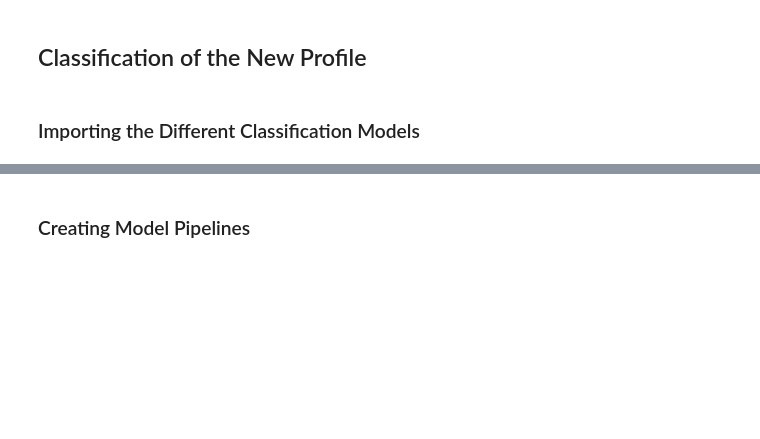
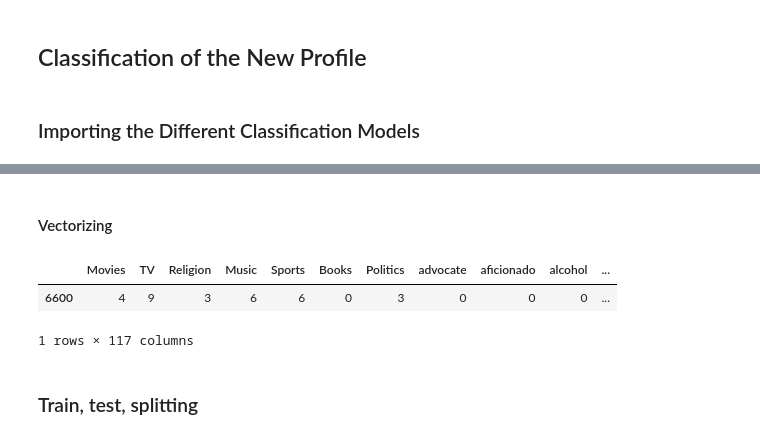
Before and after one commit to marcosan93/AI-Matchmaker, a Jupyter notebook: Adding-New-Dating-Profile.ipynb, the cells around one changed output, grey strips where cells are left out. Drawn from its saved outputs; the diff is of its cells as text; code cells hidden in the pictures; blank space fills up the shorter version.

```diff
--- a/Adding-New-Dating-Profile.ipynb
+++ b/Adding-New-Dating-Profile.ipynb
@@ -349,0 +341,20 @@ from xgboost import XGBClassifier
+# %%
+# Assigning the split variables
+X = cluster_df.drop(["Cluster #"], 1)
+y = cluster_df['Cluster #']
+
+## Vectorizing
+# Instantiating the Vectorizer
+vectorizer = CountVectorizer()
+
+# Fitting the vectorizer to the Bios
+x = vectorizer.fit_transform(X['Bios'])
+
+# Creating a new DF that contains the vectorized words
+df_wrds = pd.DataFrame(x.toarray(), columns=vectorizer.get_feature_names())
+
+# Concating the words DF with the original DF
+X = pd.concat([X, df_wrds], axis=1)
+
+# Dropping the Bios because it is no longer needed in place of vectorization
+X.drop(['Bios'], axis=1, inplace=True)
@@ -349,0 +375,2 @@ from xgboost import XGBClassifier
+# %% [markdown]
+#### Vectorizing
@@ -350 +386,9 @@ from xgboost import XGBClassifier
+# %%
+new_vect_prof
+# %% [output]
+|  | Movies | TV | Religion | Music | Sports | Books | Politics | advocate | aficionado | alcohol | ... |
+| 6600 | 4 | 9 | 3 | 6 | 6 | 0 | 3 | 0 | 0 | 0 | ... |
+1 rows × 117 columns
+# %% [markdown]
+### Train, test, splitting
 # %%
@@ -354,4 +395,2 @@ y = cluster_df['Cluster #']
 # Train, test, split
 X_train, X_test, y_train, y_test = train_test_split(X, y)
-# %% [markdown]
-### Creating Model Pipelines
```
Also changed, not shown: parts of 19 cells of this notebook.
